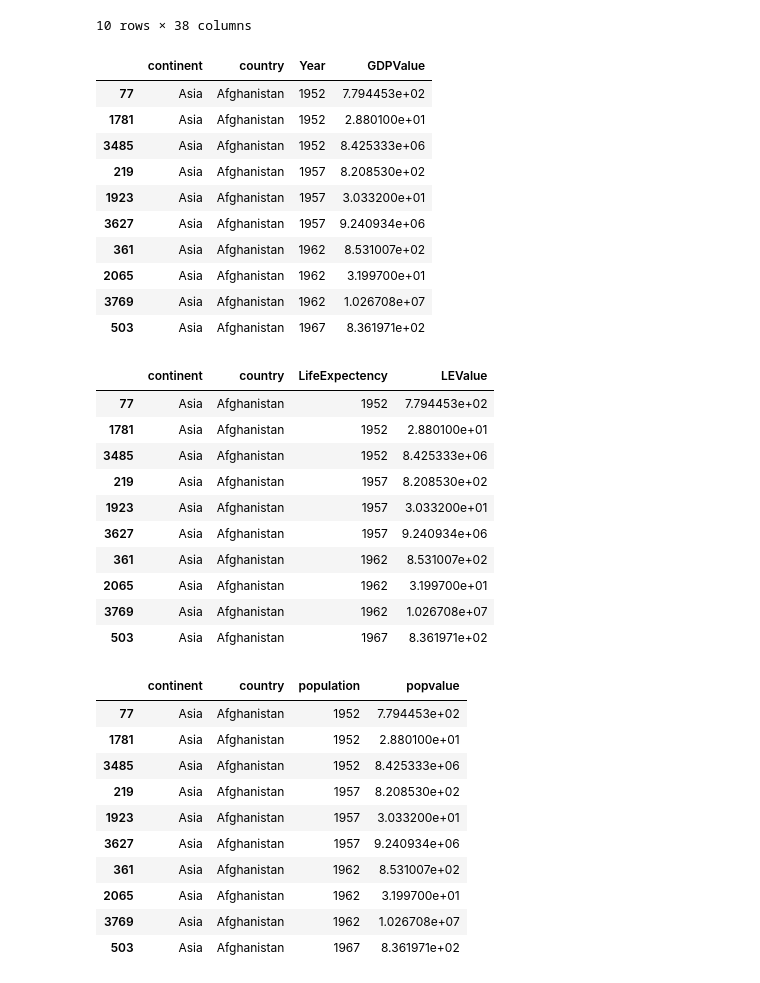
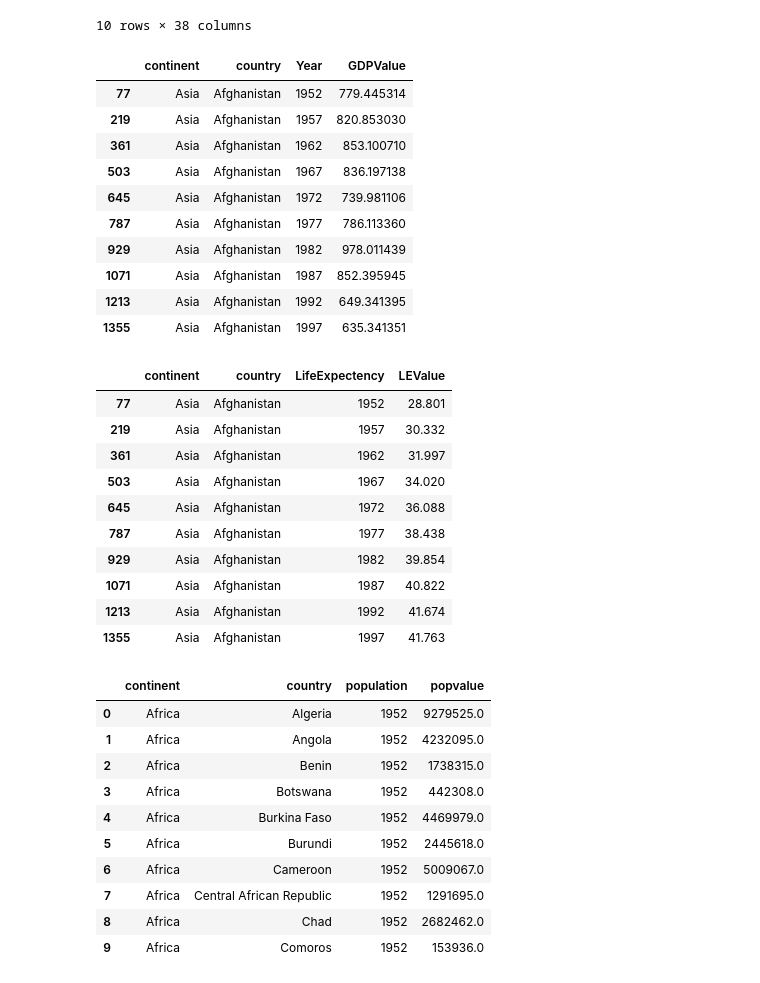
Before and after one commit to AhmedAlaa77/DataEngineering, a Jupyter notebook: Practice3 - Tidy Data.ipynb, the cells around one changed output. Drawn from its saved outputs; the diff is of its cells as text; code cells hidden in the pictures.

```diff
--- a/Practice3 - Tidy Data.ipynb
+++ b/Practice3 - Tidy Data.ipynb
@@ -342,58 +342,58 @@ df.head(10)
 10 rows × 38 columns
 # %%
 df_GDP = pd.read_csv("./data/gapminder_Gdp.csv")
-df_GDP = pd.melt(df,["continent","country"], var_name="Year", value_name="GDPValue")
+df_GDP = pd.melt(df_GDP,["continent","country"], var_name="Year", value_name="GDPValue")
 df_GDP["Year"] = df_GDP["Year"].str.extract('(\d+)', expand=False).astype(float).astype(int)
 df_GDP = df_GDP.sort_values(ascending=True,by=["country", "Year"])
 df_GDP.head(10)
 # %% [output]
 |  | continent | country | Year | GDPValue |
-| 77 | Asia | Afghanistan | 1952 | 7.794453e+02 |
-| 1781 | Asia | Afghanistan | 1952 | 2.880100e+01 |
-| 3485 | Asia | Afghanistan | 1952 | 8.425333e+06 |
-| 219 | Asia | Afghanistan | 1957 | 8.208530e+02 |
-| 1923 | Asia | Afghanistan | 1957 | 3.033200e+01 |
-| 3627 | Asia | Afghanistan | 1957 | 9.240934e+06 |
-| 361 | Asia | Afghanistan | 1962 | 8.531007e+02 |
-| 2065 | Asia | Afghanistan | 1962 | 3.199700e+01 |
-| 3769 | Asia | Afghanistan | 1962 | 1.026708e+07 |
-| 503 | Asia | Afghanistan | 1967 | 8.361971e+02 |
+| 77 | Asia | Afghanistan | 1952 | 779.445314 |
+| 219 | Asia | Afghanistan | 1957 | 820.853030 |
+| 361 | Asia | Afghanistan | 1962 | 853.100710 |
+| 503 | Asia | Afghanistan | 1967 | 836.197138 |
+| 645 | Asia | Afghanistan | 1972 | 739.981106 |
+| 787 | Asia | Afghanistan | 1977 | 786.113360 |
+| 929 | Asia | Afghanistan | 1982 | 978.011439 |
+| 1071 | Asia | Afghanistan | 1987 | 852.395945 |
+| 1213 | Asia | Afghanistan | 1992 | 649.341395 |
+| 1355 | Asia | Afghanistan | 1997 | 635.341351 |
 # %%
 df_LE = pd.read_csv("./data/gapminder_lifeexp.csv")
-df_LE = pd.melt(df,["continent","country"], var_name="LifeExpectency", value_name="LEValue")
+df_LE = pd.melt(df_LE,["continent","country"], var_name="LifeExpectency", value_name="LEValue")
 df_LE["LifeExpectency"] = df_LE["LifeExpectency"].str.extract('(\d+)', expand=False).astype(float).astype(int)
 df_LE = df_LE.sort_values(ascending=True,by=["country", "LifeExpectency"])
 df_LE.head(10)
 # %% [output]
 |  | continent | country | LifeExpectency | LEValue |
-| 77 | Asia | Afghanistan | 1952 | 7.794453e+02 |
-| 1781 | Asia | Afghanistan | 1952 | 2.880100e+01 |
-| 3485 | Asia | Afghanistan | 1952 | 8.425333e+06 |
-| 219 | Asia | Afghanistan | 1957 | 8.208530e+02 |
-| 1923 | Asia | Afghanistan | 1957 | 3.033200e+01 |
-| 3627 | Asia | Afghanistan | 1957 | 9.240934e+06 |
-| 361 | Asia | Afghanistan | 1962 | 8.531007e+02 |
-| 2065 | Asia | Afghanistan | 1962 | 3.199700e+01 |
-| 3769 | Asia | Afghanistan | 1962 | 1.026708e+07 |
-| 503 | Asia | Afghanistan | 1967 | 8.361971e+02 |
+| 77 | Asia | Afghanistan | 1952 | 28.801 |
+| 219 | Asia | Afghanistan | 1957 | 30.332 |
+| 361 | Asia | Afghanistan | 1962 | 31.997 |
+| 503 | Asia | Afghanistan | 1967 | 34.020 |
+| 645 | Asia | Afghanistan | 1972 | 36.088 |
+| 787 | Asia | Afghanistan | 1977 | 38.438 |
+| 929 | Asia | Afghanistan | 1982 | 39.854 |
+| 1071 | Asia | Afghanistan | 1987 | 40.822 |
+| 1213 | Asia | Afghanistan | 1992 | 41.674 |
+| 1355 | Asia | Afghanistan | 1997 | 41.763 |
 # %%
 df_POP = pd.read_csv("./data/gapminder_pop.csv")
-df_POP = pd.melt(df,["continent","country"], var_name="population", value_name="popvalue")
+df_POP = pd.melt(df_POP,["continent","country"], var_name="population", value_name="popvalue")
 df_POP["population"] = df_POP["population"].str.extract('(\d+)', expand=False).astype(float).astype(int)
-df_POP = df_GDP.sort_values(ascending=True,by=["country", "population"])
+
 df_POP.head(10)
 # %% [output]
 |  | continent | country | population | popvalue |
-| 77 | Asia | Afghanistan | 1952 | 7.794453e+02 |
-| 1781 | Asia | Afghanistan | 1952 | 2.880100e+01 |
-| 3485 | Asia | Afghanistan | 1952 | 8.425333e+06 |
-| 219 | Asia | Afghanistan | 1957 | 8.208530e+02 |
-| 1923 | Asia | Afghanistan | 1957 | 3.033200e+01 |
-| 3627 | Asia | Afghanistan | 1957 | 9.240934e+06 |
-| 361 | Asia | Afghanistan | 1962 | 8.531007e+02 |
-| 2065 | Asia | Afghanistan | 1962 | 3.199700e+01 |
-| 3769 | Asia | Afghanistan | 1962 | 1.026708e+07 |
-| 503 | Asia | Afghanistan | 1967 | 8.361971e+02 |
+| 0 | Africa | Algeria | 1952 | 9279525.0 |
+| 1 | Africa | Angola | 1952 | 4232095.0 |
+| 2 | Africa | Benin | 1952 | 1738315.0 |
+| 3 | Africa | Botswana | 1952 | 442308.0 |
+| 4 | Africa | Burkina Faso | 1952 | 4469979.0 |
+| 5 | Africa | Burundi | 1952 | 2445618.0 |
+| 6 | Africa | Cameroon | 1952 | 5009067.0 |
+| 7 | Africa | Central African Republic | 1952 | 1291695.0 |
+| 8 | Africa | Chad | 1952 | 2682462.0 |
+| 9 | Africa | Comoros | 1952 | 153936.0 |
 # %%
 
 Final_Df = pd.concat([df_GDP, df_LE[["LEValue"]], df_POP[["popvalue"]]], axis=1)
```
Also changed, not shown: parts of 2 cells of this notebook.
